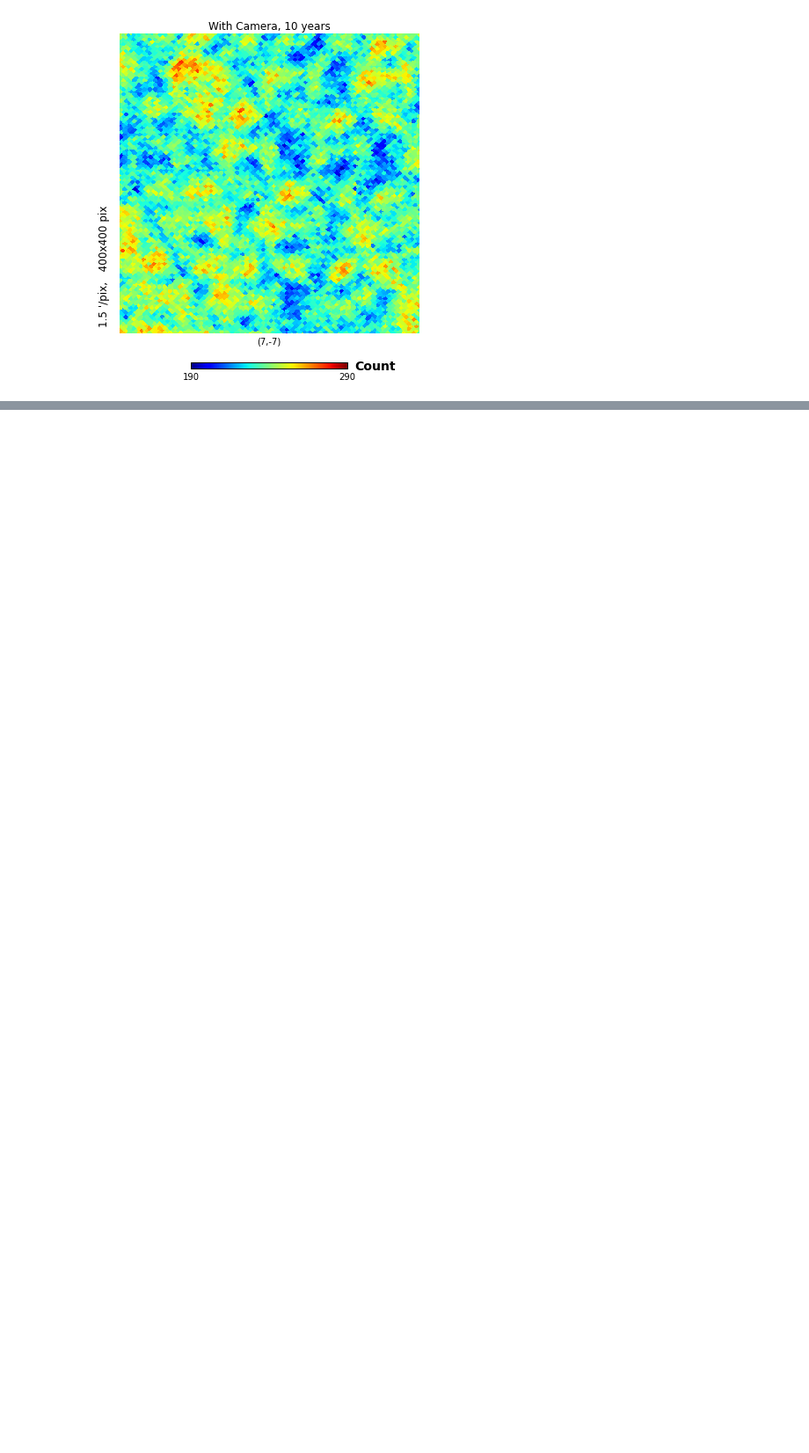
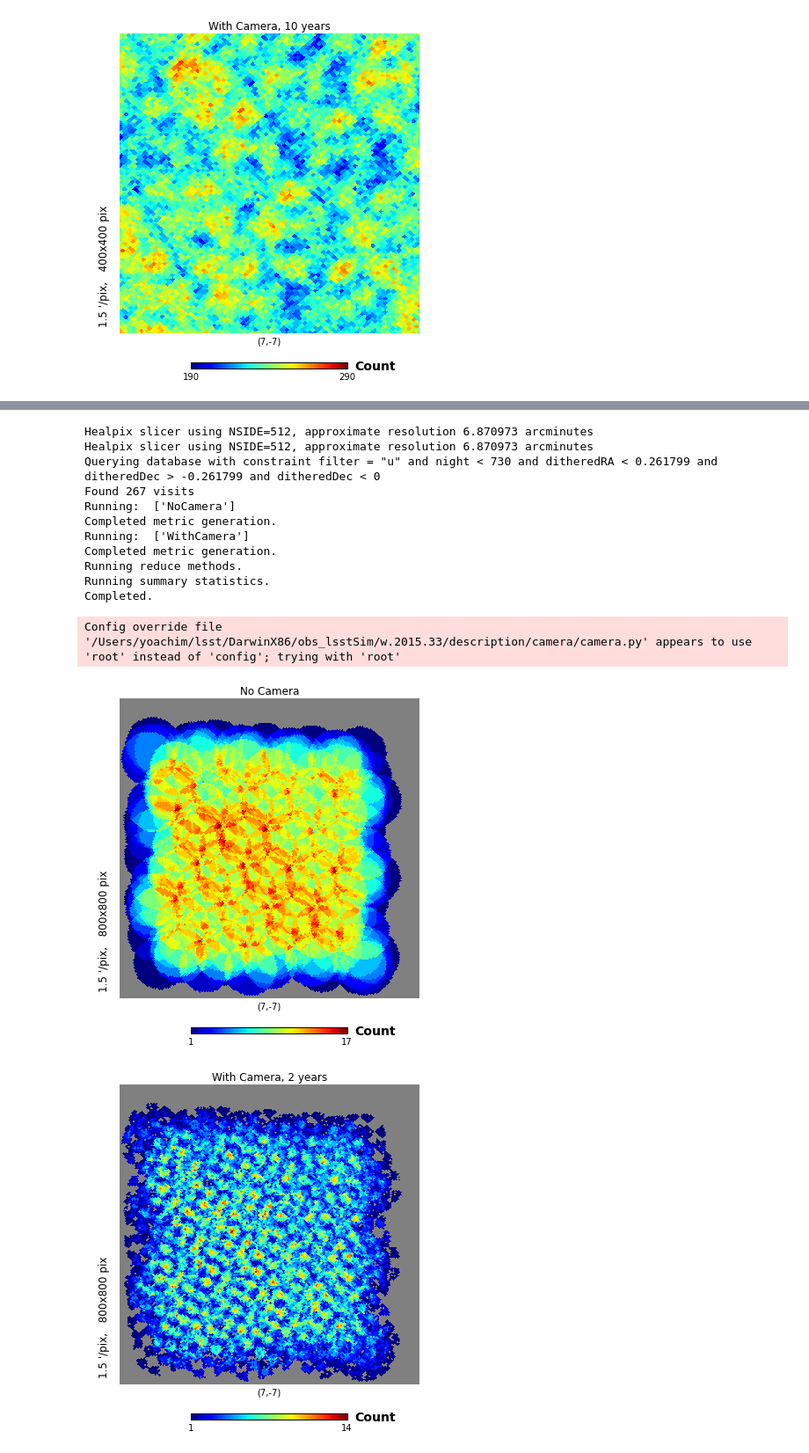
Before and after one commit to yoachim/ScratchStuff, a Jupyter notebook: mixedFocal/MAFCameraGeom.ipynb, the cells around one changed output, grey strips where cells are left out. Shown at 88% size. Cells and saved outputs as stored; diff of their text form; code cells hidden in the pictures; blank space fills up the shorter version.

```diff
--- a/mixedFocal/MAFCameraGeom.ipynb
+++ b/mixedFocal/MAFCameraGeom.ipynb
@@ -136,0 +201,26 @@ Completed.
+# %%
+# Dithering on
+sqlWhere = 'filter = "u" and night < 730 and ditheredRA < %f and ditheredDec > %f and ditheredDec < 0' % (np.radians(15), np.radians(-15))
+slicer = slicers.HealpixSlicer(latCol='ditheredDec', lonCol='ditheredRA', nside=nside)
+slicer2 = slicers.HealpixSlicer(latCol='ditheredDec', lonCol='ditheredRA',nside=nside, useCamera=True, chipNames=chips2)
+bundle1 = metricBundles.MetricBundle(metric,slicer,sqlWhere, summaryMetrics=summaryMetrics)
+bundle2 = metricBundles.MetricBundle(metric,slicer2,sqlWhere, summaryMetrics=summaryMetrics)
+bg = metricBundles.MetricBundleGroup({'NoCamera':bundle1, 'WithCamera':bundle2},opsdb, outDir=outDir, resultsDb=resultsDb)
+bg.runAll()
+hp.gnomview(bundle1.metricValues, xsize=800,ysize=800, rot=(7,-7,0), title='No Camera', unit='Count')
+hp.gnomview(bundle2.metricValues, xsize=800,ysize=800, rot=(7,-7,0),title='With Camera, 2 years', unit='Count')
+# %% [output]
+Healpix slicer using NSIDE=512, approximate resolution 6.870973 arcminutes
+Healpix slicer using NSIDE=512, approximate resolution 6.870973 arcminutes
+Querying database with constraint filter = "u" and night < 730 and ditheredRA < 0.261799 and ditheredDec > -0.261799 and ditheredDec < 0
+Found 267 visits
+Running:  ['NoCamera']
+Completed metric generation.
+Running:  ['WithCamera']
+Completed metric generation.
+Running reduce methods.
+Running summary statistics.
+Completed.
+Config override file '/Users/yoachim/lsst/DarwinX86/obs_lsstSim/w.2015.33/description/camera/camera.py' appears to use 'root' instead of 'config'; trying with 'root'
+[figure, added]
+[figure, added]
```
Also changed, not shown: parts of 14 cells of this notebook.
